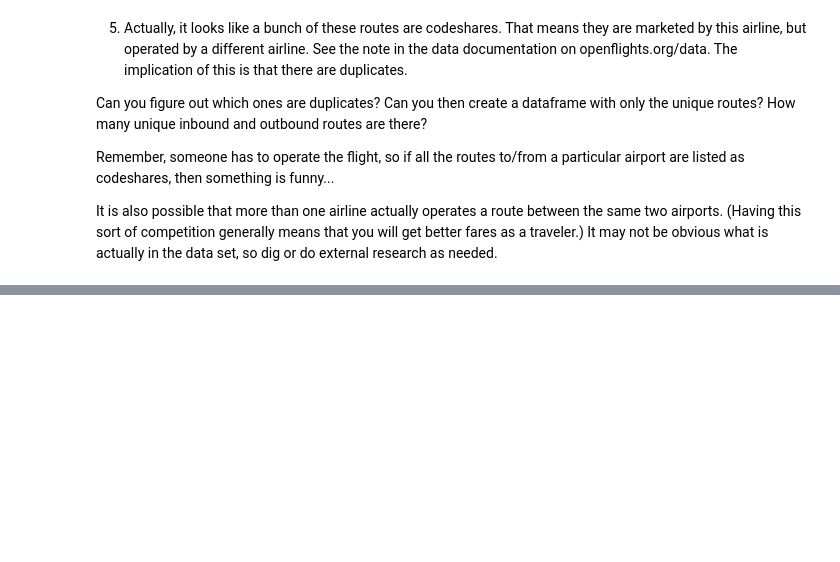
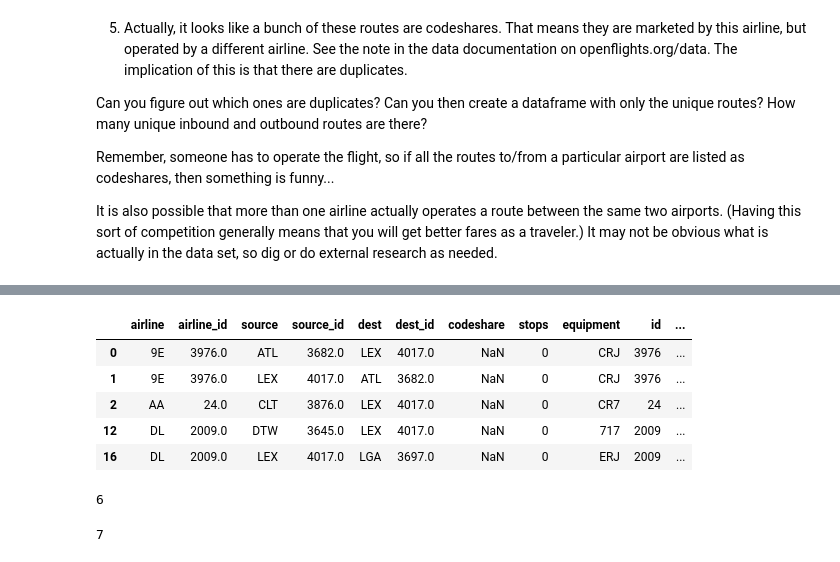
Before and after one commit to Chrisneny/ce599, a Jupyter notebook: 07-Data Wrangling/open-flights.ipynb, the cells around one changed output, grey strips where cells are left out. Cells and saved outputs as stored; diff of their text form; code cells hidden in the pictures; blank space fills up the shorter version.

```diff
--- a/07-Data Wrangling/open-flights.ipynb
+++ b/07-Data Wrangling/open-flights.ipynb
@@ -210,3 +192,10 @@ Can you figure out which ones are duplicates?  Can you then create a dataframe w
 Remember, someone has to operate the flight, so if all the routes to/from a particular airport are listed as codeshares, then something is funny...
 
 It is also possible that more than one airline actually operates a route between the same two airports. (Having this sort of competition generally means that you will get better fares as a traveler.)  It may not be obvious what is actually in the data set, so dig or do external research as needed.
+# %%
+Lex_route_airlines['duplicate'] = Lex_route_airlines.duplicated(subset = ['source','dest'])
+
+#Lex_route_airlines['international'] = Lex_route_airlines['international'].replace([True, False], ['Y', 'N'])
+
+#Lex_route_airlines.sort_values('duplicate', ascending = False)
+Lex_route_airlines.head()
@@ -212,0 +209,3 @@ It is also possible that more than one airline actually operates a route between
+# %%
+Lex_route_airlines['duplicate'] = Lex_route_airlines['duplicate'].replace([True, False], ['Y', 'N'])
+Lex_route_airlines.head()
@@ -212,0 +219,19 @@ It is also possible that more than one airline actually operates a route between
+# %%
+
+Lex_routes_unique = Lex_route_airlines.query("codeshare != 'Y' & duplicate == 'N'")
+Lex_routes_unique.head()
+# %% [output]
+|  | airline | airline_id | source | source_id | dest | dest_id | codeshare | stops | equipment | id | ... |
+| 0 | 9E | 3976.0 | ATL | 3682.0 | LEX | 4017.0 | NaN | 0 | CRJ | 3976 | ... |
+| 1 | 9E | 3976.0 | LEX | 4017.0 | ATL | 3682.0 | NaN | 0 | CRJ | 3976 | ... |
+| 2 | AA | 24.0 | CLT | 3876.0 | LEX | 4017.0 | NaN | 0 | CR7 | 24 | ... |
+| 12 | DL | 2009.0 | DTW | 3645.0 | LEX | 4017.0 | NaN | 0 | 717 | 2009 | ... |
+| 16 | DL | 2009.0 | LEX | 4017.0 | LGA | 3697.0 | NaN | 0 | ERJ | 2009 | ... |
+# %%
+Lex_routes_unique['source'].value_counts()['LEX']
+# %% [output]
+6
+# %%
+Lex_routes_unique['dest'].value_counts()['LEX']
+# %% [output]
+7
```
Also changed, not shown: parts of 5 cells of this notebook.
